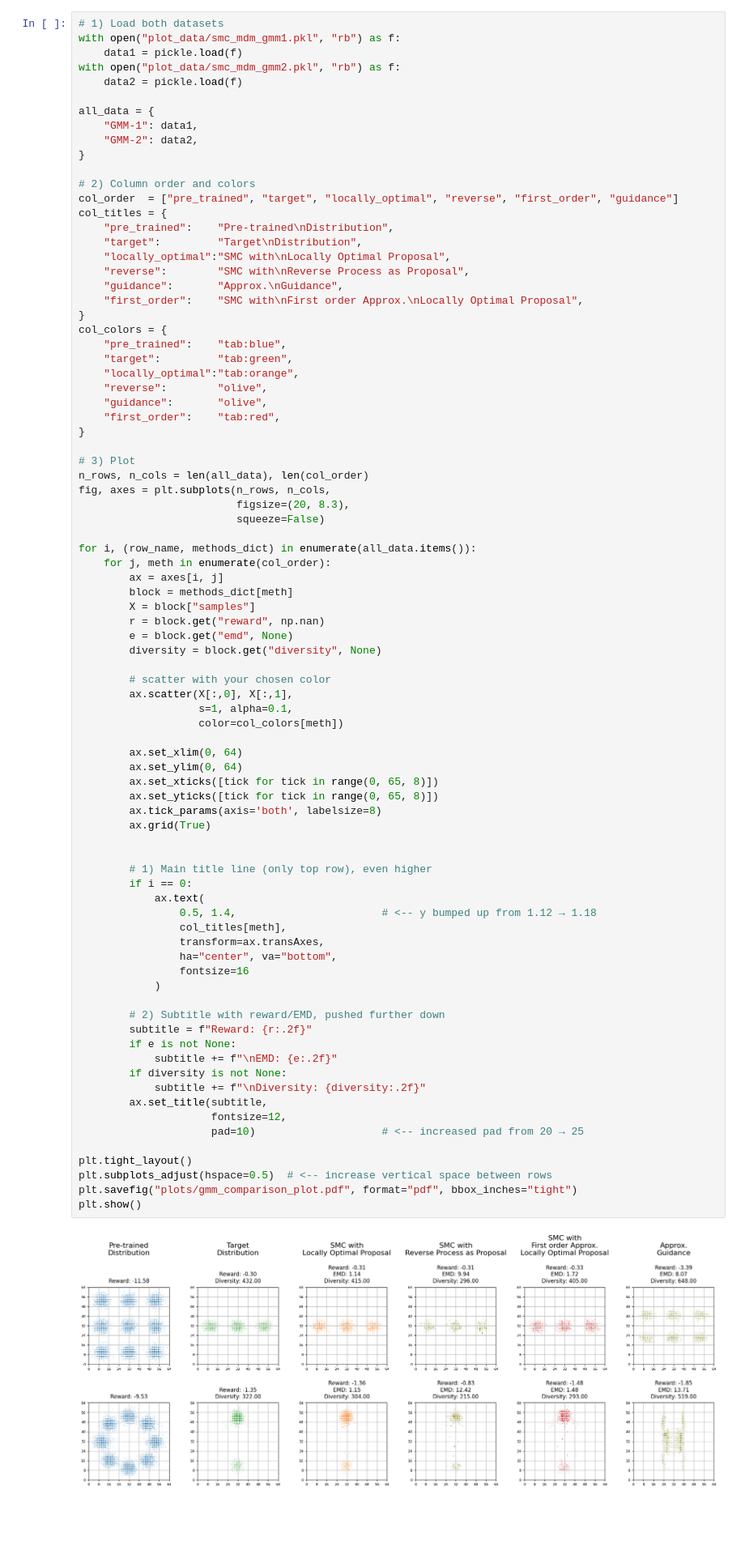
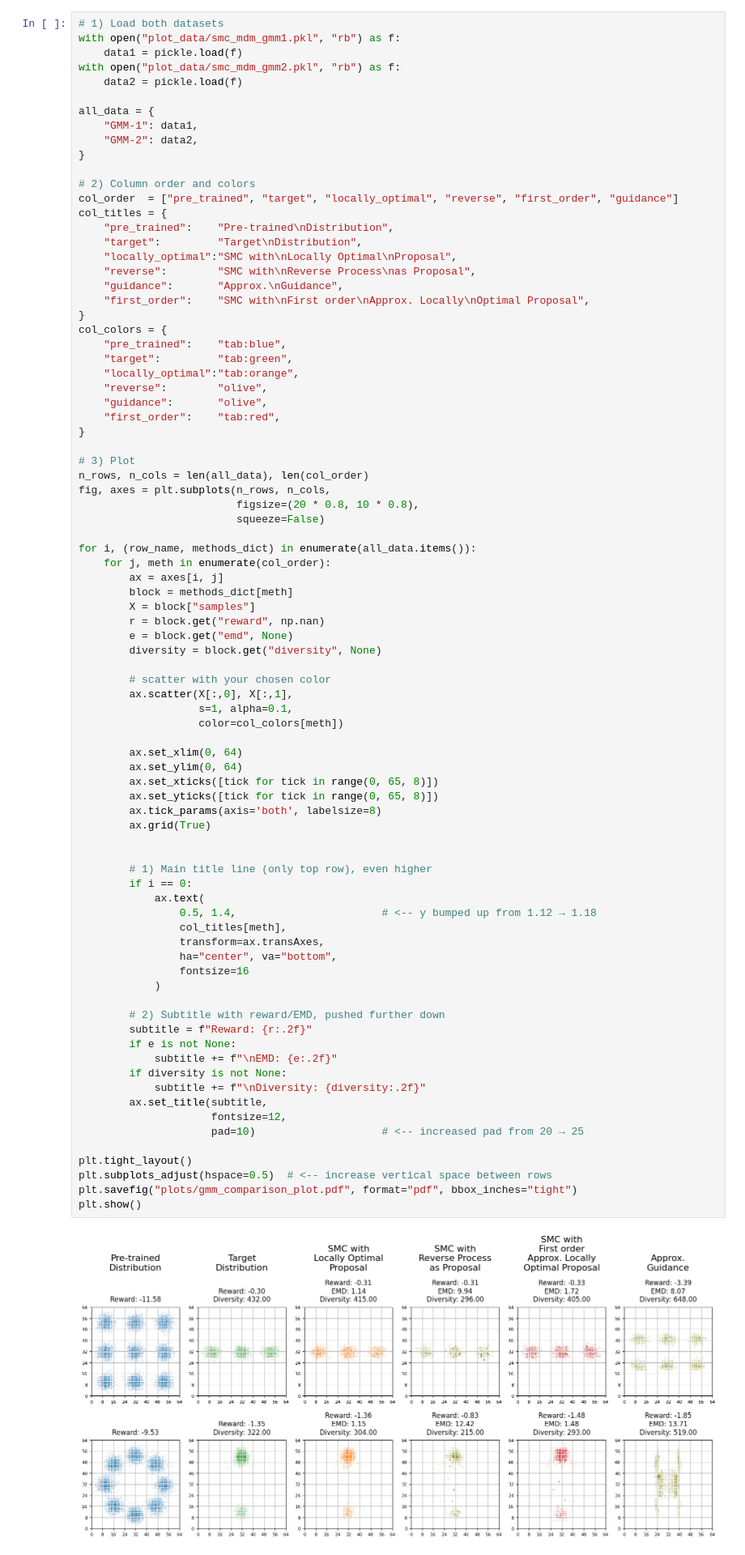
Before and after one commit to chinmay8bit/discrete-diffusion-smc-experiments, a Jupyter notebook: smc_scripts/generate_plots.ipynb, the cells around one changed output. Shown at 81% size. Saved outputs shown, nothing was run; the diff lists cells and outputs as text; blank space fills up the shorter version.

```diff
--- a/smc_scripts/generate_plots.ipynb
+++ b/smc_scripts/generate_plots.ipynb
@@ -20,10 +20,10 @@ col_order  = ["pre_trained", "target", "locally_optimal", "reverse", "first_orde
 col_titles = {
     "pre_trained":    "Pre‑trained\nDistribution",
     "target":         "Target\nDistribution",
-    "locally_optimal":"SMC with\nLocally Optimal Proposal",
-    "reverse":        "SMC with\nReverse Process as Proposal",
+    "locally_optimal":"SMC with\nLocally Optimal\nProposal",
+    "reverse":        "SMC with\nReverse Process\nas Proposal",
     "guidance":       "Approx.\nGuidance",
-    "first_order":    "SMC with\nFirst order Approx.\nLocally Optimal Proposal",
+    "first_order":    "SMC with\nFirst order\nApprox. Locally\nOptimal Proposal",
 }
 col_colors = {
     "pre_trained":    "tab:blue",
@@ -37,7 +37,7 @@ col_colors = {
 # 3) Plot
 n_rows, n_cols = len(all_data), len(col_order)
 fig, axes = plt.subplots(n_rows, n_cols,
-                         figsize=(20, 8.3),
+                         figsize=(20 * 0.8, 10 * 0.8),
                          squeeze=False)
 
 for i, (row_name, methods_dict) in enumerate(all_data.items()):
@@ -60,31 +60,31 @@ for i, (row_name, methods_dict) in enumerate(all_data.items()):
         ax.set_yticks([tick for tick in range(0, 65, 8)])
         ax.tick_params(axis='both', labelsize=8)
         ax.grid(True)
 
 
         # 1) Main title line (only top row), even higher
         if i == 0:
             ax.text(
                 0.5, 1.4,                       # <-- y bumped up from 1.12 → 1.18
                 col_titles[meth],
                 transform=ax.transAxes,
                 ha="center", va="bottom",
                 fontsize=16
             )
 
         # 2) Subtitle with reward/EMD, pushed further down
         subtitle = f"Reward: {r:.2f}"
         if e is not None:
             subtitle += f"\nEMD: {e:.2f}"
         if diversity is not None:
             subtitle += f"\nDiversity: {diversity:.2f}"
         ax.set_title(subtitle,
                      fontsize=12,
                      pad=10)                    # <-- increased pad from 20 → 25
 
 plt.tight_layout()
 plt.subplots_adjust(hspace=0.5)  # <-- increase vertical space between rows
 plt.savefig("plots/gmm_comparison_plot.pdf", format="pdf", bbox_inches="tight")
 plt.show()
 # %% [output]
-[figure, old version]
+[figure, new version]
```
Also changed, not shown: 1 other file.
